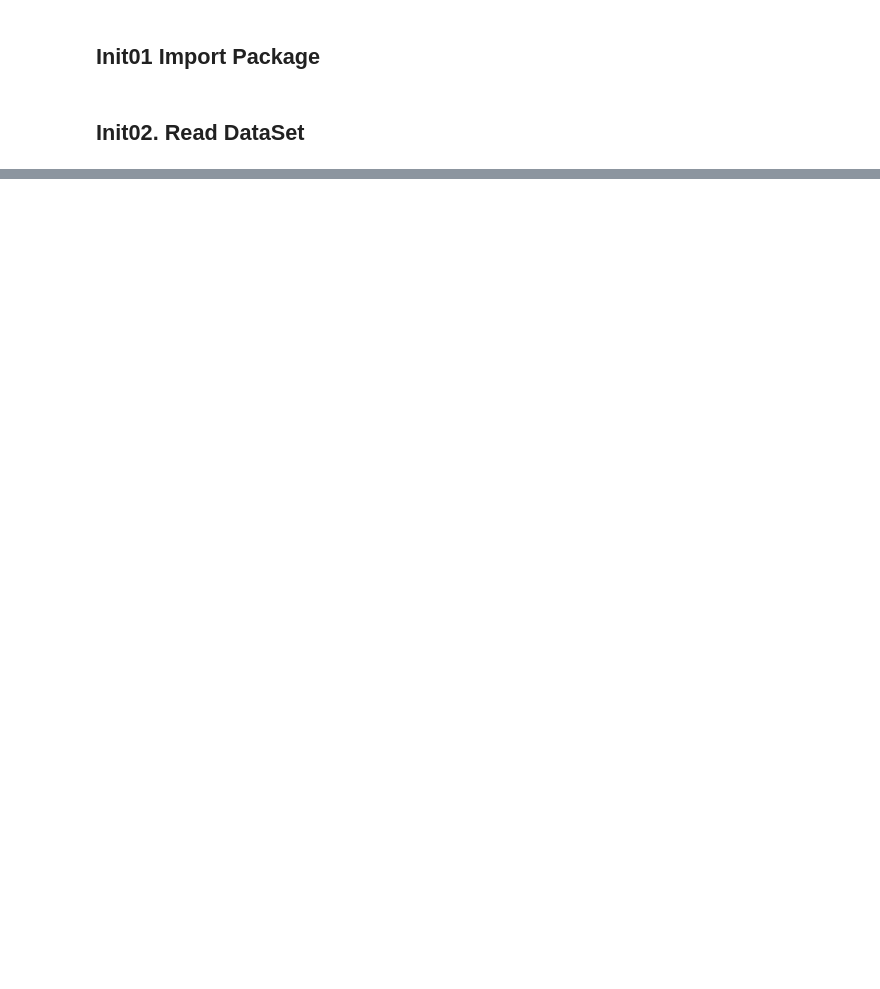
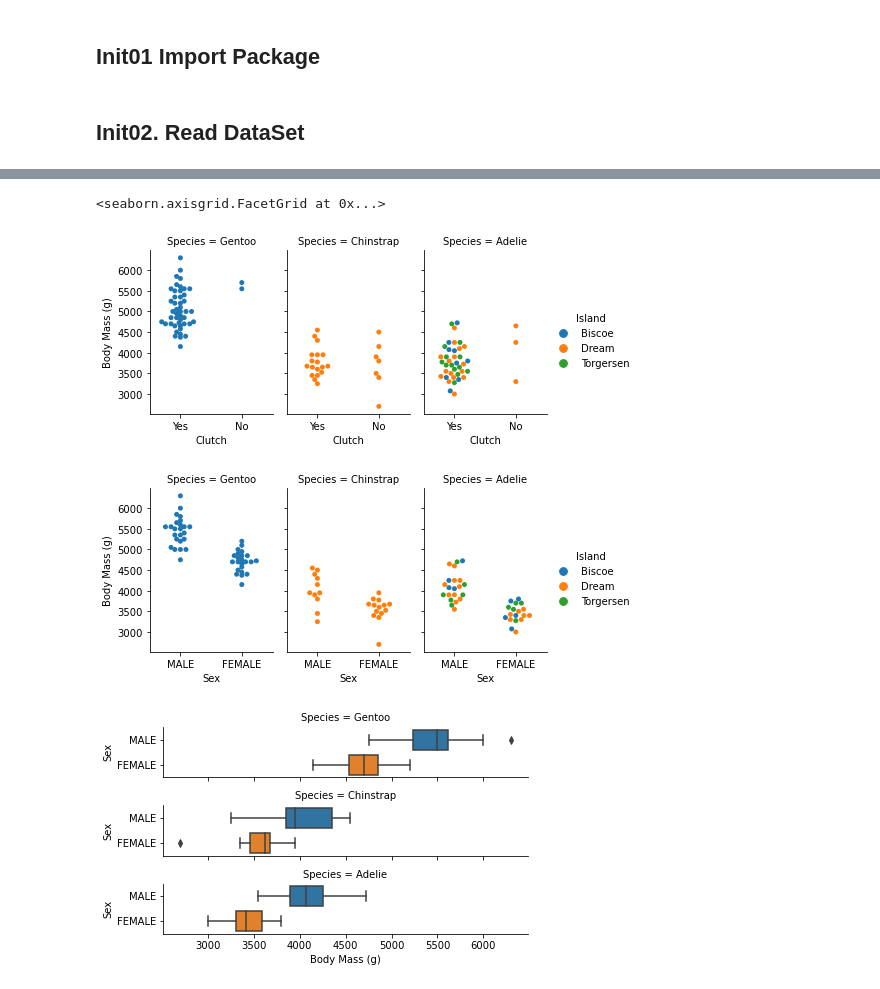
Before and after one commit to E-EE-E/MachineLearning-Study, a Jupyter notebook: Penguin_Weight/wbpark/main.ipynb, the cells around one changed output, grey strips where cells are left out. Drawn from its saved outputs; the diff is of its cells as text; code cells hidden in the pictures; blank space fills up the shorter version.

```diff
--- a/Penguin_Weight/wbpark/main.ipynb
+++ b/Penguin_Weight/wbpark/main.ipynb
@@ -24,0 +51,28 @@ train 데이터 크기 : 114 행 11 열
+# %%
+# Read Data
+train_data = pd.read_csv('../data/train.csv')
+test_data = pd.read_csv('../data/test.csv')
+
+# Print Data Size
+print("train 데이터 크기 : %s 행 %s 열" % train_data.shape)
+print("test  데이터 크기 : %s 행 %s 열" % test_data.shape)
+
+# Species Data 짧게 변경
+train_data["Species"] = train_data["Species"].apply(lambda x : x.split()[0])
+test_data["Species"] = test_data["Species"].apply(lambda x : x.split()[0])
+
+# 열이름 변경
+col_rename = {
+"Clutch Completion":"Clutch",
+"Culmen Length (mm)":"C_Len",
+"Culmen Depth (mm)":"C_Dep",
+"Flipper Length (mm)":"F_Len",
+"Delta 15 N (o/oo)":"15_N",
+"Delta 13 C (o/oo)":"13_C",
+}
+# 열이름 변경
+train_data.rename(columns = col_rename, inplace=True)
+test_data.rename(columns = col_rename, inplace=True)
+
+# Data 예시출력
+display( train_data.head(3) )
@@ -65,0 +159,20 @@ dtype: int64
+# %%
+# swarm plot
+sns.catplot(x="Clutch", y="Body Mass (g)", col="Species",
+            hue="Island", height=3, aspect=0.7,
+            kind="swarm", data=train_data)
+
+# swarm plot
+sns.catplot(x="Sex", y="Body Mass (g)", col="Species",
+            hue="Island", height=3, aspect=0.7,
+            kind="swarm", data=train_data)
+
+# box plot
+sns.catplot(x="Body Mass (g)", y="Sex", row="Species",
+            orient="h", height=1.2, aspect=5,
+            kind="box", data=train_data)
+# %% [output]
+<seaborn.axisgrid.FacetGrid at 0x...>
+[figure, added]
+[figure, added]
+[figure, added]
```
Also changed, not shown: parts of 31 cells of this notebook.
